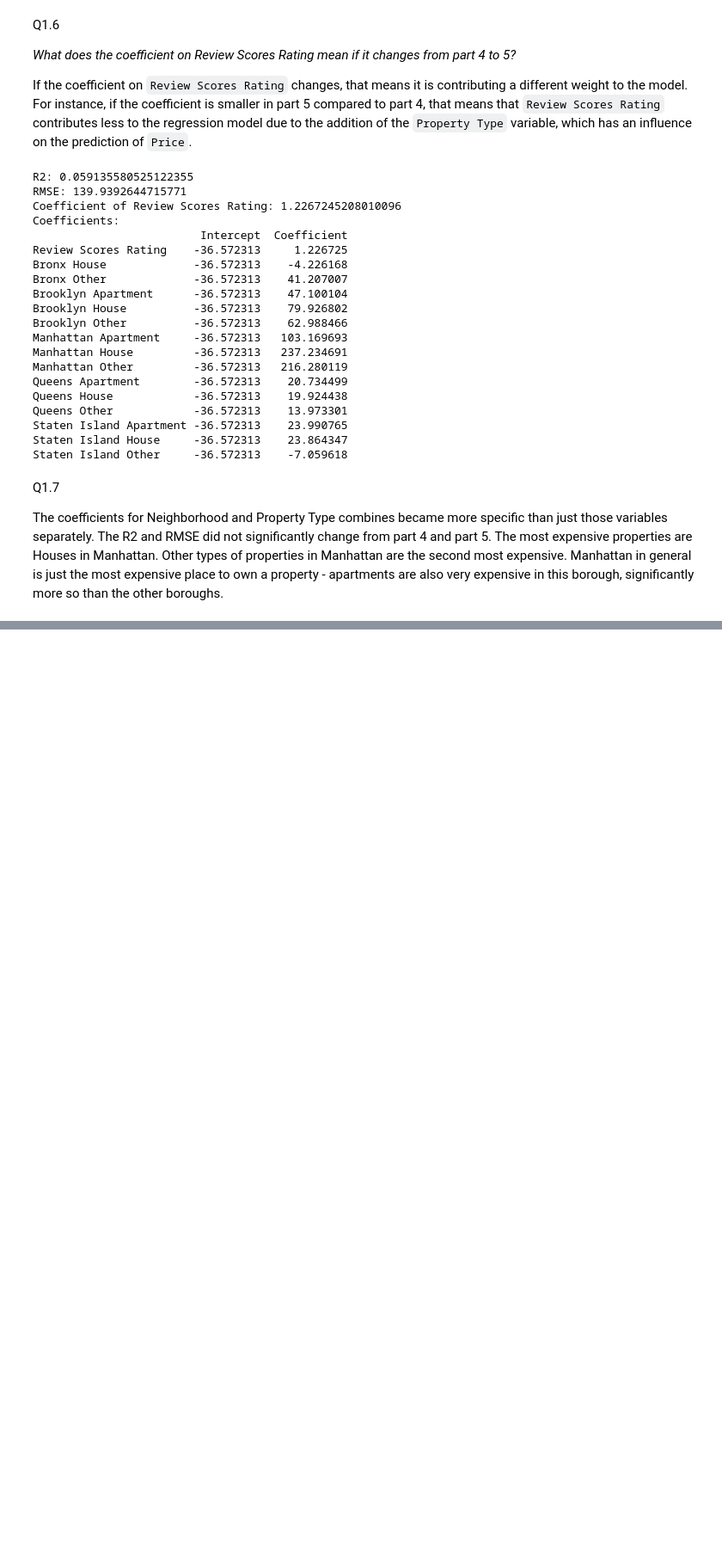
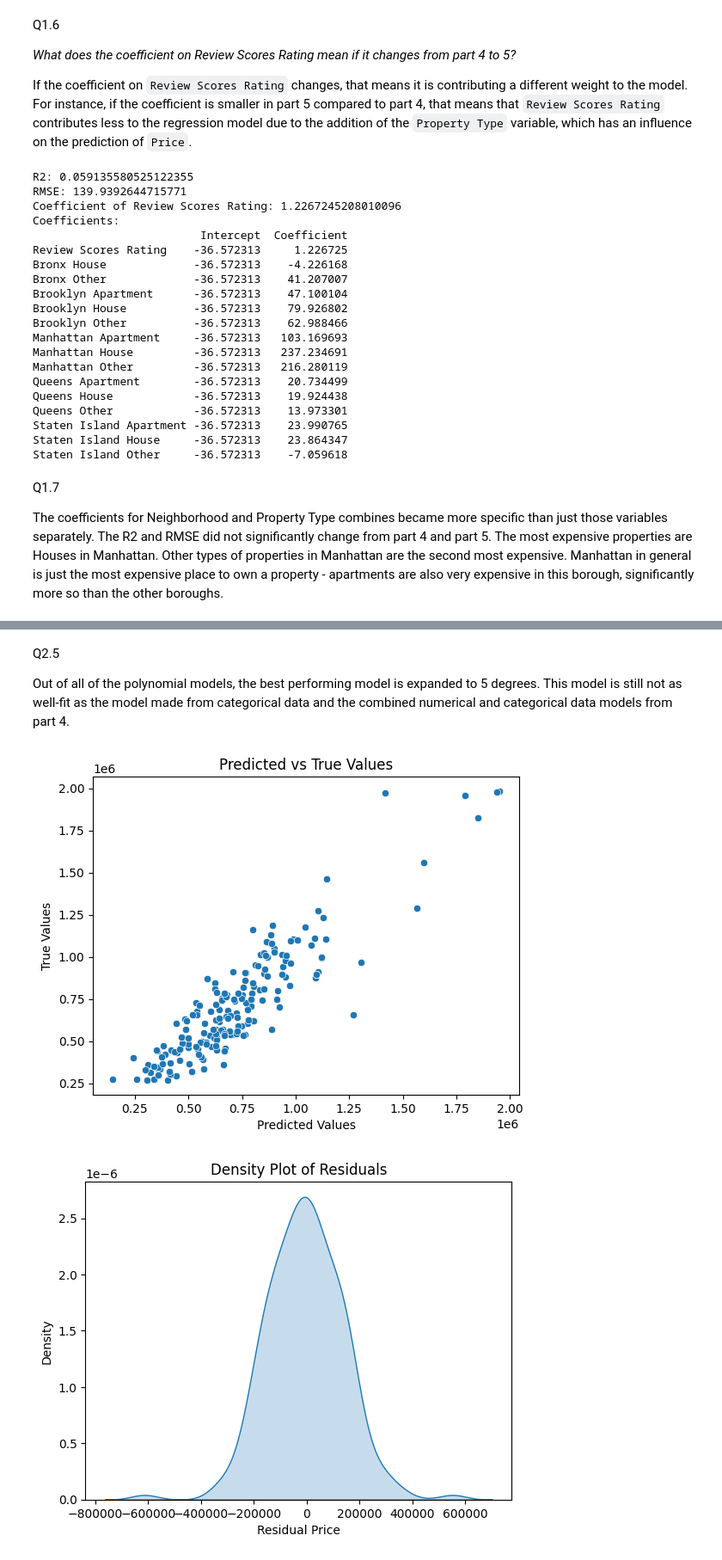
Before and after one commit to masonnicoletti/DS-3021, a Jupyter notebook: 05.1_reg_data_prep/Linear_Models_Lab.ipynb, the cells around one changed output, grey strips where cells are left out. Shown at 86% size. Drawn from its saved outputs; the diff is of its cells as text; code cells hidden in the pictures; blank space fills up the shorter version.

```diff
--- a/05.1_reg_data_prep/Linear_Models_Lab.ipynb
+++ b/05.1_reg_data_prep/Linear_Models_Lab.ipynb
@@ -390,0 +934,67 @@ The coefficients for Neighborhood and Property Type combines became more specifi
+# %% [markdown]
+Q2.5
+
+Out of all of the polynomial models, the best performing model is expanded to 5 degrees. This model is still not as well-fit as the model made from categorical data and the combined numerical and categorical data models from part 4.
+# %%
+# Q2.6
+
+'''
+For your best model so far, determine the predicted values for the test data and plot them against the true values.
+Do the predicted values and true values roughly line up along the diagonal, or not?
+Compute the residuals/errors for the test data and create a kernel density plot.
+Do the residuals look roughly bell-shaped around zero? Evaluate the strengths and weaknesses of your model.
+'''
+
+# Model 3: Numeric and Categorical Data
+
+car_data = car_data_cleaned
+
+x = car_data.drop(columns="Price")
+y = car_data['Price']
+
+x = pd.get_dummies(x, columns = object_list + category_list, drop_first=True)
+
+# Split the data
+x_train, x_test, y_train, y_test = train_test_split(x, y, train_size=0.8)
+
+# Standardize Data
+scaler = MinMaxScaler()
+x_train = scaler.fit_transform(x_train).round(3)
+x_test = scaler.transform(x_test).round(3)
+
+# Make regression model
+model = LinearRegression()
+model.fit(x_train, y_train)
+pred_train = model.predict(x_train)
+pred_test = model.predict(x_test)
+coef = model.coef_.round(3)
+intercept = model.intercept_.round(3)
+
+# Calculate training error
+R2_train = r2_score(y_train, pred_train)
+MSE_train = mean_squared_error(y_train, pred_train)
+RMSE_train = MSE_train ** 0.5
+
+# Calculate test error
+R2_test = r2_score(y_test, pred_test)
+MSE_test = mean_squared_error(y_test, pred_test)
+RMSE_test = MSE_test ** 0.5
+
+# Plot the Predicted Test Values against the True Values
+sns.scatterplot(x = pred_test, y = y_test)
+plt.xlabel('Predicted Values')
+plt.ylabel('True Values')
+plt.title('Predicted vs True Values')
+plt.show()
+
+# Compute the residuals for test data
+residuals = y_test - pred_test
+
+# Plot the density of residuals
+sns.kdeplot(data=residuals, fill=True)
+plt.xlabel("Residual Price")
+plt.title("Density Plot of Residuals")
+plt.show()
+# %% [output]
+[figure, added]
+[figure, added]
```
Also changed, not shown: parts of 17 cells of this notebook.
